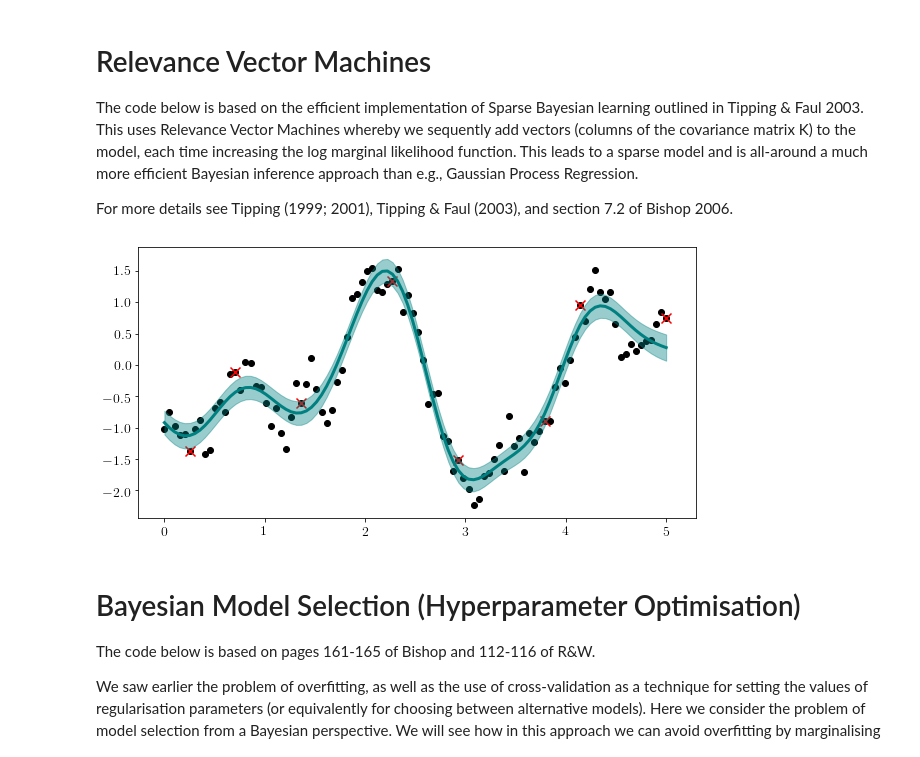
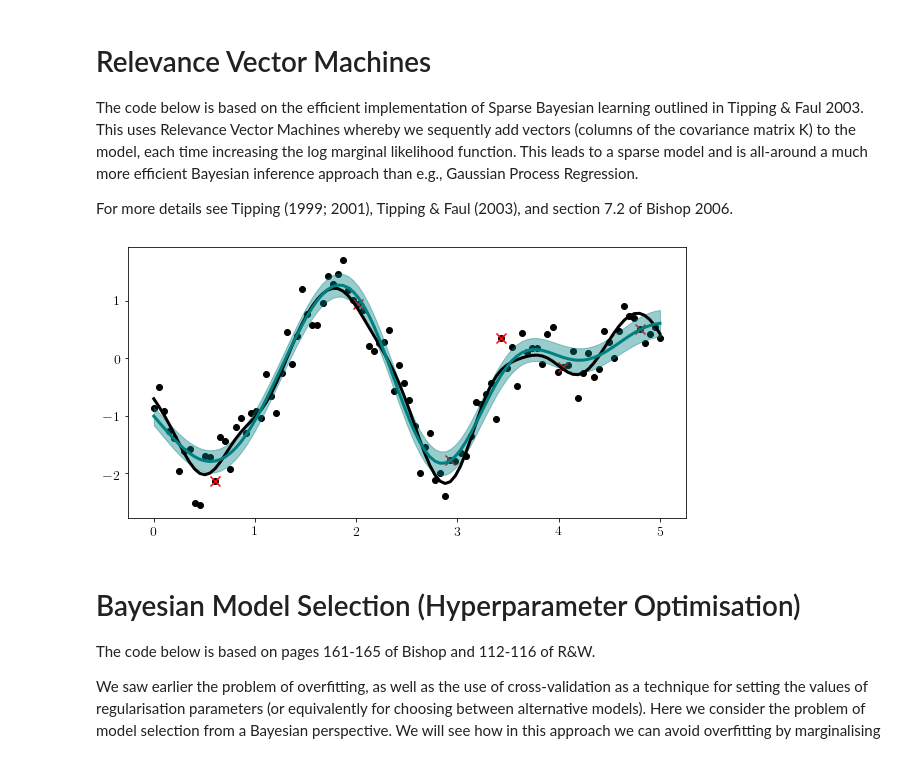
Before and after one commit to William-gregory/ML-fundamentals, a Jupyter notebook: PRML.ipynb, the cells around one changed output. Drawn from its saved outputs; the diff is of its cells as text; code cells hidden in the pictures.

```diff
--- a/PRML.ipynb
+++ b/PRML.ipynb
@@ -1318,37 +1339,42 @@ def RVMR(K,y,noise_std=None):
             converge = True
 
     weights = np.zeros(M)
     weight_covariance = np.zeros((M,M))
     a,b = np.meshgrid(in_model,in_model)
 
     weights[in_model] = mu.ravel()
     weight_covariance[a,b] = Sigma
     return weights,weight_covariance,1/B[0,0],in_model
 
 np.random.seed(20)
 n = 100 #training points
+ns = 20
 sf2 = 1 #signal variance (hyperparameter)
-ell = 0.5**2 #length scale (hyperparameter)
+ell = 0.6**2 #length scale (hyperparameter)
 
 x = np.linspace(0,5,n).reshape(n,1) #training inputs
-K = sf2 * np.exp(-squareform(pdist(x,'sqeuclidean'))/ell)
+#xs = np.linspace(0,5,ns).reshape(ns,1)
+K = sf2 * np.exp(-squareform(pdist(x,'sqeuclidean'))/0.6)
+#Kxsx = sf2 * np.exp(-cdist(xs,x,'sqeuclidean')/0.6)
 
 fx = f(x)
-y = np.atleast_2d(fx + np.random.normal(0,0.2,n)).T
+y = np.atleast_2d(fx + np.random.normal(0,0.3,n)).T
 
 weights,weight_covariance,noise,relevant_vectors = RVMR(K,y)
 
 fs = np.dot(K,weights) #predictions
+#print(fs.shape)
 sf = np.sqrt(mdot([K,weight_covariance,K.T]).diagonal()) + noise #prediction uncertainty
 
 fig,ax = plt.subplots(1,figsize=(10,5))
 plt.scatter(x,y,color='k')
+plt.plot(x,fx,lw=3,color='k')
 plt.scatter(x[relevant_vectors],y[relevant_vectors],marker='x',color='red',s=100)
 plt.plot(x,fs,color='teal',lw=3)
 plt.fill_between(x.ravel(),fs+sf,fs-sf,color='teal',alpha=.4)
 plt.show()
 # %% [output]
-[figure, old version]
+[figure, new version]
 # %% [markdown]
 # Bayesian Model Selection (Hyperparameter Optimisation)
 
```
Also changed, not shown: parts of 3 cells of this notebook.
